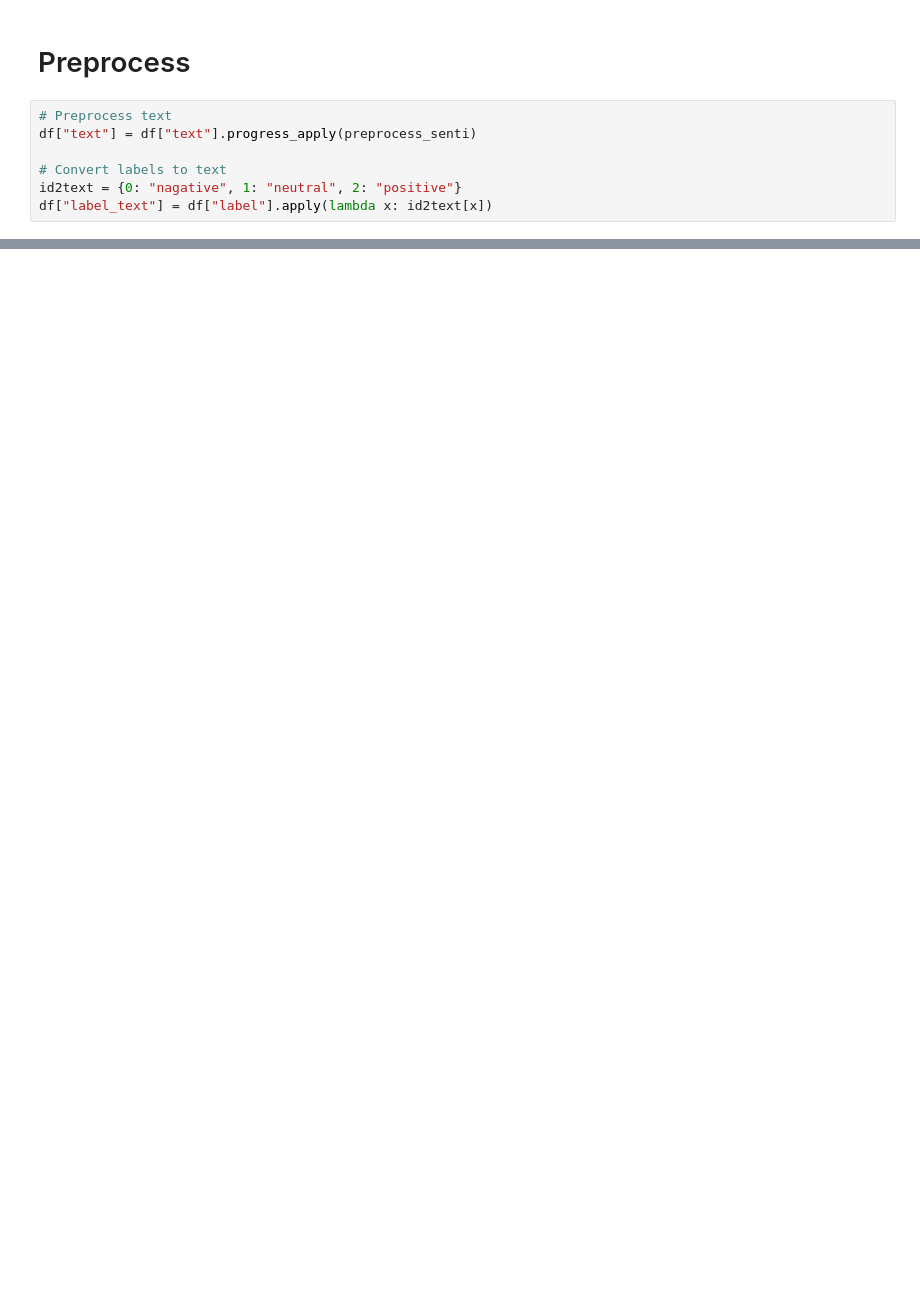
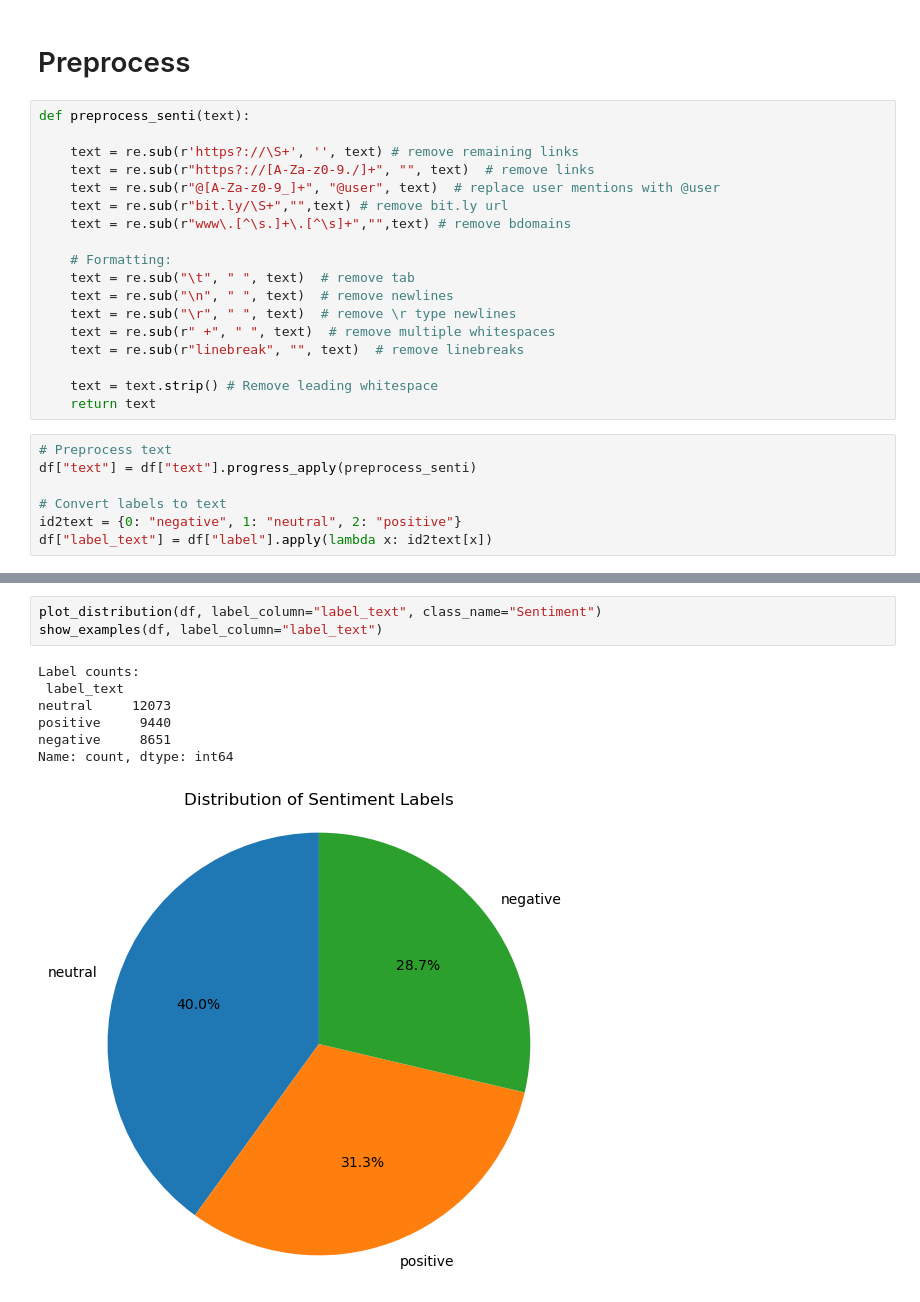
Before and after one commit to TomSOWI/thesis-datasets, a Jupyter notebook: sentiment/create_dataset.ipynb, the cells around one changed output, grey strips where cells are left out. Drawn from its saved outputs; the diff is of its cells as text; blank space fills up the shorter version.

```diff
--- a/sentiment/create_dataset.ipynb
+++ b/sentiment/create_dataset.ipynb
@@ -57,9 +81,27 @@ def preprocess_senti(text):
 # %% [markdown]
 # Preprocess
+# %%
+def preprocess_senti(text):
+
+    text = re.sub(r'https?://\S+', '', text) # remove remaining links
+    text = re.sub(r"https?://[A-Za-z0-9./]+", "", text)  # remove links
+    text = re.sub(r"@[A-Za-z0-9_]+", "@user", text)  # replace user mentions with @user
+    text = re.sub(r"bit.ly/\S+","",text) # remove bit.ly url
+    text = re.sub(r"www\.[^\s.]+\.[^\s]+","",text) # remove bdomains
+
+    # Formatting:
+    text = re.sub("\t", " ", text)  # remove tab
+    text = re.sub("\n", " ", text)  # remove newlines
+    text = re.sub("\r", " ", text)  # remove \r type newlines
+    text = re.sub(r" +", " ", text)  # remove multiple whitespaces
+    text = re.sub(r"linebreak", "", text)  # remove linebreaks
+
+    text = text.strip() # Remove leading whitespace
+    return text
 # %%
 # Preprocess text
 df["text"] = df["text"].progress_apply(preprocess_senti)
 
 # Convert labels to text
-id2text = {0: "nagative", 1: "neutral", 2: "positive"}
+id2text = {0: "negative", 1: "neutral", 2: "positive"}
 df["label_text"] = df["label"].apply(lambda x: id2text[x])
@@ -73,0 +131,11 @@ Name: count, dtype: int64
+# %%
+plot_distribution(df, label_column="label_text", class_name="Sentiment")
+show_examples(df, label_column="label_text")
+# %% [output]
+Label counts:
+ label_text
+neutral     12073
+positive     9440
+negative     8651
+Name: count, dtype: int64
+[figure, added]
```
Also changed, not shown: parts of 17 cells of this notebook, 15 other files.
